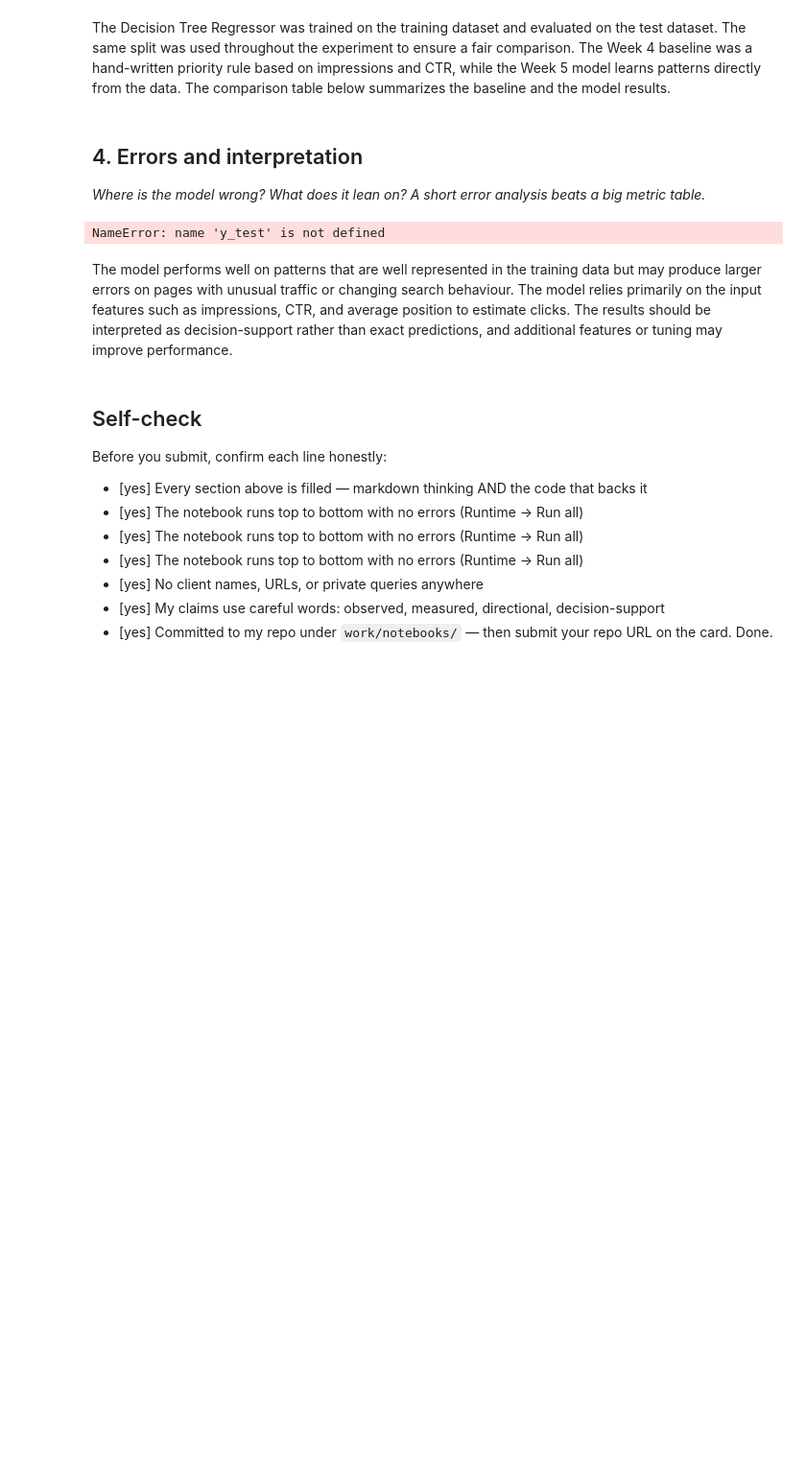
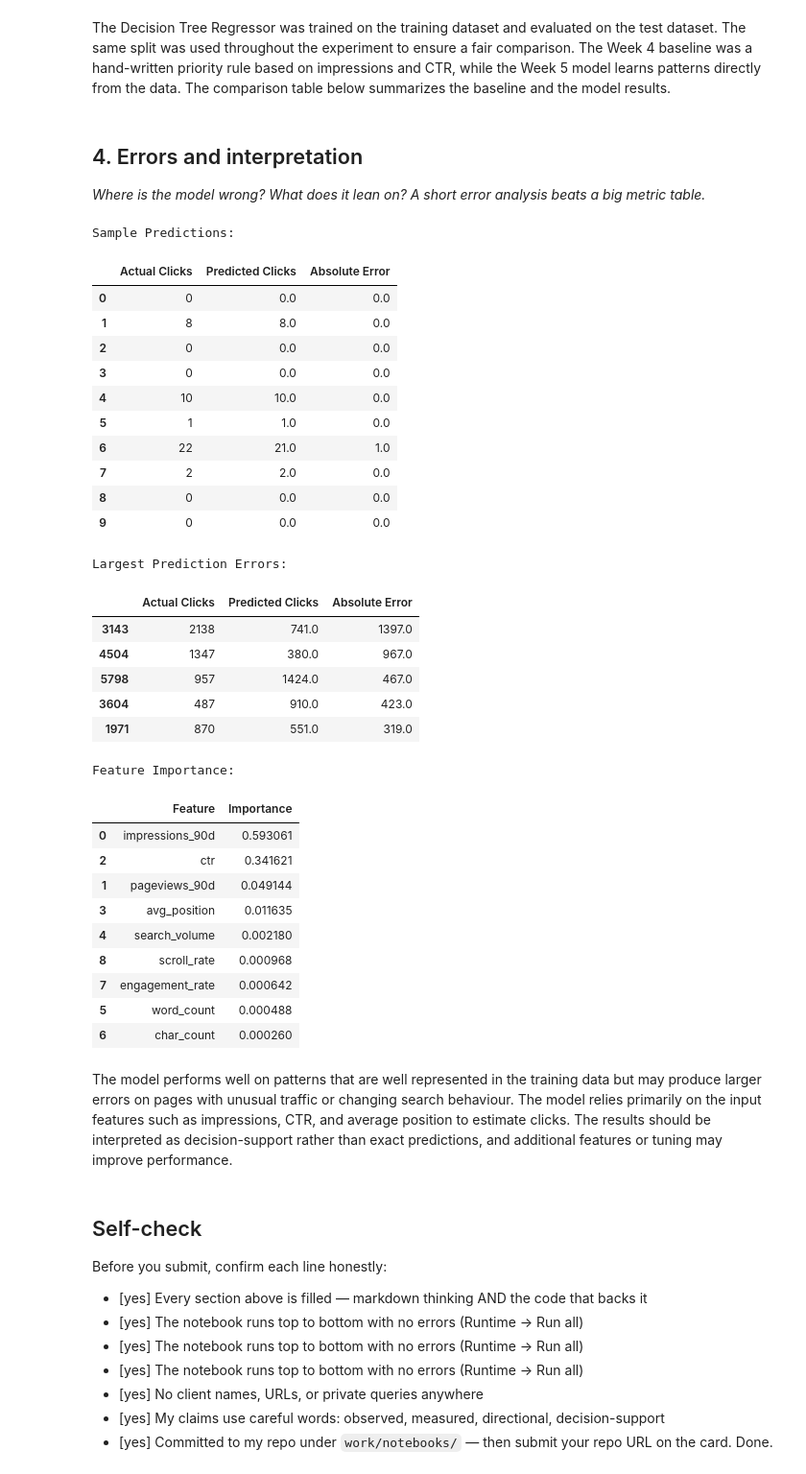
Before and after one commit to MrNICEForBonusWinner/flyrank-ml-internship-starter, a Jupyter notebook: work/notebooks/w05_model.ipynb, the cells around one changed output. Shown at 96% size. Drawn from its saved outputs; the diff is of its cells as text; code cells hidden in the pictures; blank space fills up the shorter version.

```diff
--- a/work/notebooks/w05_model.ipynb
+++ b/work/notebooks/w05_model.ipynb
@@ -73,31 +91,60 @@ The Decision Tree Regressor was trained on the training dataset and evaluated on
 # %%
 # Compare actual vs predicted values
 results = pd.DataFrame({
     "Actual Clicks": y_test.values,
     "Predicted Clicks": y_pred
 })
 
 # Calculate prediction error
-results["Error"] = results["Actual Clicks"] - results["Predicted Clicks"]
+results["Absolute Error"] = (
+    results["Actual Clicks"] - results["Predicted Clicks"]
+).abs()
 
-# Show the first 10 predictions
 print("Sample Predictions:")
 display(results.head(10))
 
-# Show the largest prediction errors
-print("\nLargest Prediction Errors:")
-display(results.reindex(results["Error"].abs().sort_values(ascending=False).index).head(5))
+print("Largest Prediction Errors:")
+display(results.sort_values("Absolute Error", ascending=False).head(5))
 
-# Show feature importance
+# Feature importance
 feature_importance = pd.DataFrame({
     "Feature": X.columns,
     "Importance": model.feature_importances_
-}).sort_values(by="Importance", ascending=False)
+}).sort_values("Importance", ascending=False)
 
-print("\nFeature Importance:")
+print("Feature Importance:")
 display(feature_importance)
 # %% [output]
-NameError: name 'y_test' is not defined
+Sample Predictions:
+|  | Actual Clicks | Predicted Clicks | Absolute Error |
+| 0 | 0 | 0.0 | 0.0 |
+| 1 | 8 | 8.0 | 0.0 |
+| 2 | 0 | 0.0 | 0.0 |
+| 3 | 0 | 0.0 | 0.0 |
+| 4 | 10 | 10.0 | 0.0 |
+| 5 | 1 | 1.0 | 0.0 |
+| 6 | 22 | 21.0 | 1.0 |
+| 7 | 2 | 2.0 | 0.0 |
+| 8 | 0 | 0.0 | 0.0 |
+| 9 | 0 | 0.0 | 0.0 |
+Largest Prediction Errors:
+|  | Actual Clicks | Predicted Clicks | Absolute Error |
+| 3143 | 2138 | 741.0 | 1397.0 |
+| 4504 | 1347 | 380.0 | 967.0 |
+| 5798 | 957 | 1424.0 | 467.0 |
+| 3604 | 487 | 910.0 | 423.0 |
+| 1971 | 870 | 551.0 | 319.0 |
+Feature Importance:
+|  | Feature | Importance |
+| 0 | impressions_90d | 0.593061 |
+| 2 | ctr | 0.341621 |
+| 1 | pageviews_90d | 0.049144 |
+| 3 | avg_position | 0.011635 |
+| 4 | search_volume | 0.002180 |
+| 8 | scroll_rate | 0.000968 |
+| 7 | engagement_rate | 0.000642 |
+| 5 | word_count | 0.000488 |
+| 6 | char_count | 0.000260 |
 # %% [markdown]
 The model performs well on patterns that are well represented in the training data but may produce larger errors on pages with unusual traffic or changing search behaviour. The model relies primarily on the input features such as impressions, CTR, and average position to estimate clicks. The results should be interpreted as decision-support rather than exact predictions, and additional features or tuning may improve performance.
 # %% [markdown]
```
Also changed, not shown: parts of 2 cells of this notebook.
